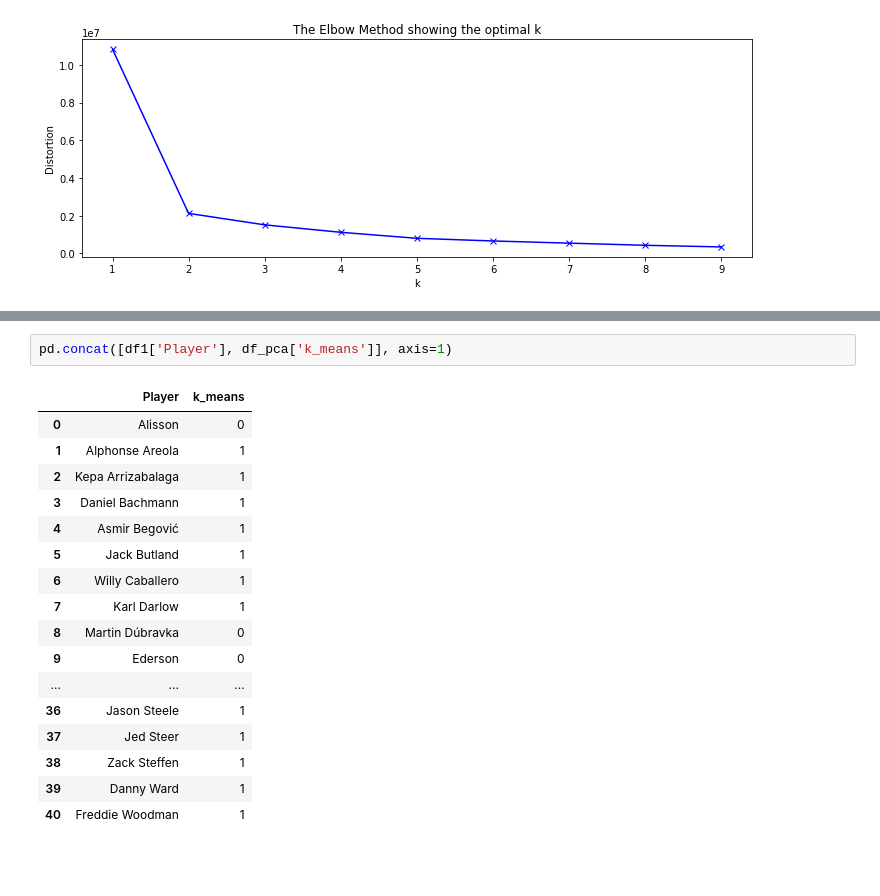
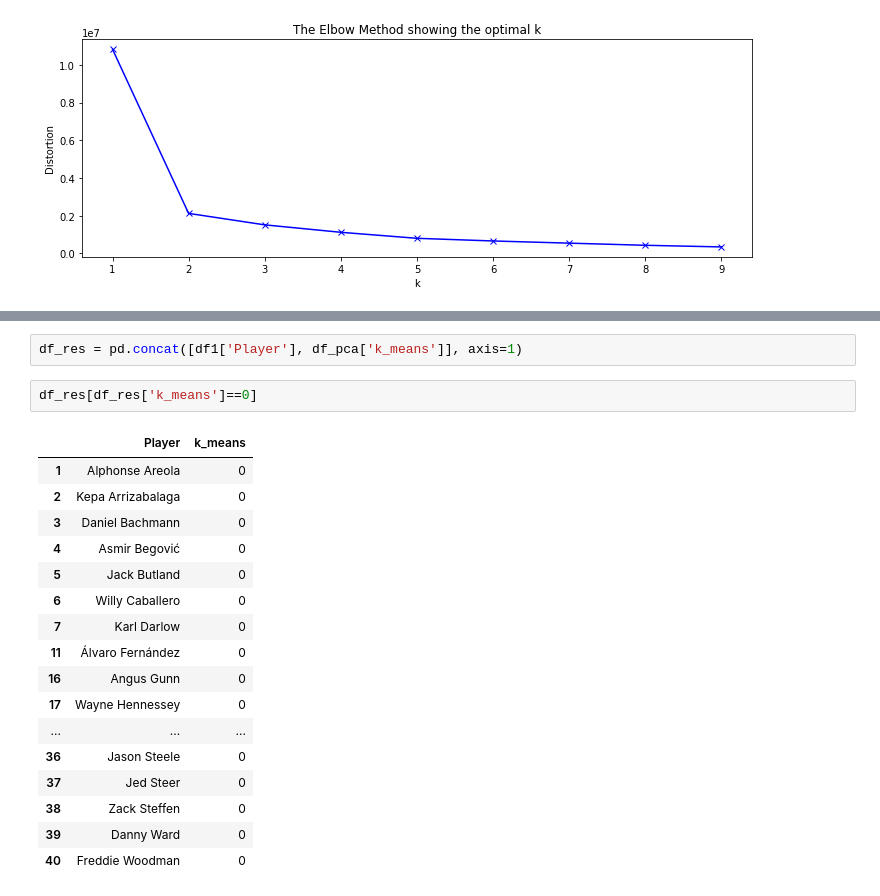
Before and after one commit to cacbondioxit/Clustering-Goalkeeper, a Jupyter notebook: ML_Project_code_updated.ipynb, the cells around one changed output, grey strips where cells are left out. Saved outputs shown, nothing was run; the diff lists cells and outputs as text; blank space fills up the shorter version.

```diff
--- a/ML_Project_code_updated.ipynb
+++ b/ML_Project_code_updated.ipynb
@@ -301,20 +301,22 @@ ax.scatter(df_pca["pca1"], df_pca["pca2"], c=df_pca['k_means'], cmap=plt.cm.Set1
 # %%
-pd.concat([df1['Player'], df_pca['k_means']], axis=1)
+df_res = pd.concat([df1['Player'], df_pca['k_means']], axis=1)
-# %% [output]
-|  | Player | k_means |
-| 0 | Alisson | 0 |
-| 1 | Alphonse Areola | 1 |
-| 2 | Kepa Arrizabalaga | 1 |
-| 3 | Daniel Bachmann | 1 |
-| 4 | Asmir Begović | 1 |
-| 5 | Jack Butland | 1 |
-| 6 | Willy Caballero | 1 |
-| 7 | Karl Darlow | 1 |
-| 8 | Martin Dúbravka | 0 |
-| 9 | Ederson | 0 |
-| ... | ... | ... |
-| 36 | Jason Steele | 1 |
-| 37 | Jed Steer | 1 |
-| 38 | Zack Steffen | 1 |
-| 39 | Danny Ward | 1 |
-| 40 | Freddie Woodman | 1 |
+# %%
+df_res[df_res['k_means']==0]
+# %% [output]
+|  | Player | k_means |
+| 1 | Alphonse Areola | 0 |
+| 2 | Kepa Arrizabalaga | 0 |
+| 3 | Daniel Bachmann | 0 |
+| 4 | Asmir Begović | 0 |
+| 5 | Jack Butland | 0 |
+| 6 | Willy Caballero | 0 |
+| 7 | Karl Darlow | 0 |
+| 11 | Álvaro Fernández | 0 |
+| 16 | Angus Gunn | 0 |
+| 17 | Wayne Hennessey | 0 |
+| ... | ... | ... |
+| 36 | Jason Steele | 0 |
+| 37 | Jed Steer | 0 |
+| 38 | Zack Steffen | 0 |
+| 39 | Danny Ward | 0 |
+| 40 | Freddie Woodman | 0 |
```
Also changed, not shown: parts of 4 cells of this notebook.
